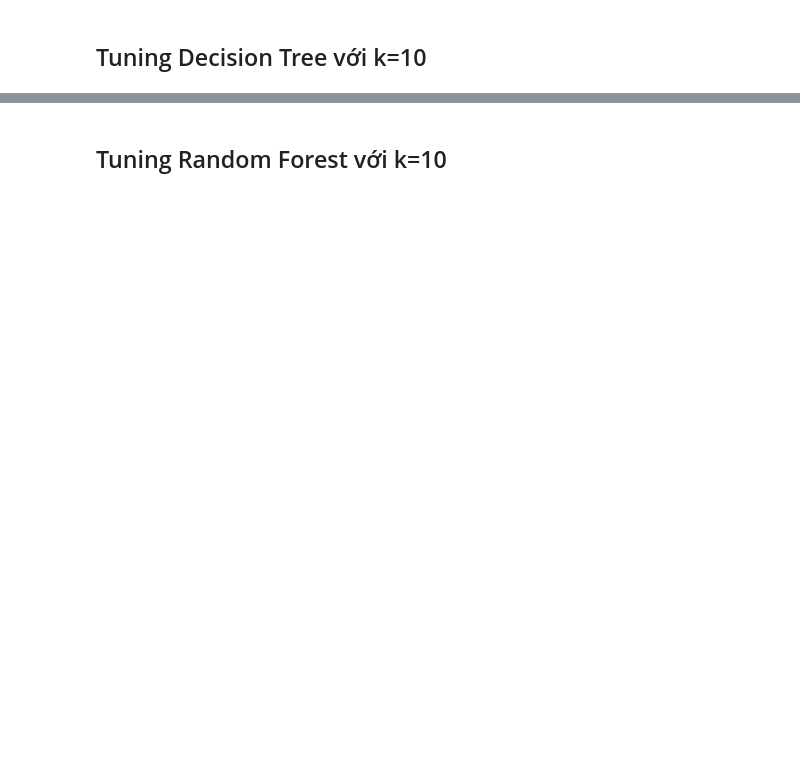
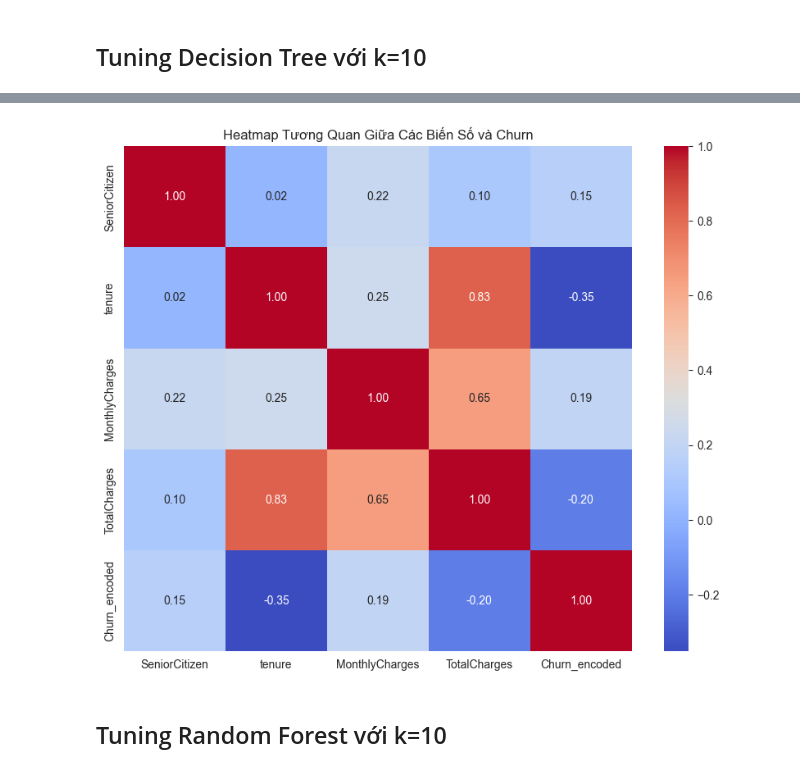
Before and after one commit to pieupieu16/Customer-Churn-Prediction, a Jupyter notebook: Du_doan_khach_hang_roi_di.ipynb, the cells around one changed output, grey strips where cells are left out. Saved outputs shown, nothing was run; the diff lists cells and outputs as text; code cells hidden in the pictures; blank space fills up the shorter version.

```diff
--- a/Du_doan_khach_hang_roi_di.ipynb
+++ b/Du_doan_khach_hang_roi_di.ipynb
@@ -570,3 +551,24 @@ Fitting 10 folds for each of 72 candidates, totalling 720 fits
+# %%
+# Tạo heatmap thể hiện sự tương quan giữa các biến số, bao gồm Churn
+import matplotlib.pyplot as plt
+import seaborn as sns
+
+# Mã hóa Churn thành số
+df['Churn_encoded'] = df['Churn'].map({'Yes': 1, 'No': 0})
+
+# Chọn các cột số, bao gồm Churn_encoded
+numeric_cols = df.select_dtypes(include=[np.number]).columns
+
+# Tính ma trận tương quan
+corr_matrix = df[numeric_cols].corr()
+
+# Vẽ heatmap
+plt.figure(figsize=(10, 8))
+sns.heatmap(corr_matrix, annot=True, cmap='coolwarm', fmt='.2f')
+plt.title('Heatmap Tương Quan Giữa Các Biến Số và Churn')
+plt.show()
+# %% [output]
+[figure, added]
 # %% [markdown]
 
 ## Tuning Random Forest với k=10
```
Also changed, not shown: parts of 14 cells of this notebook.
